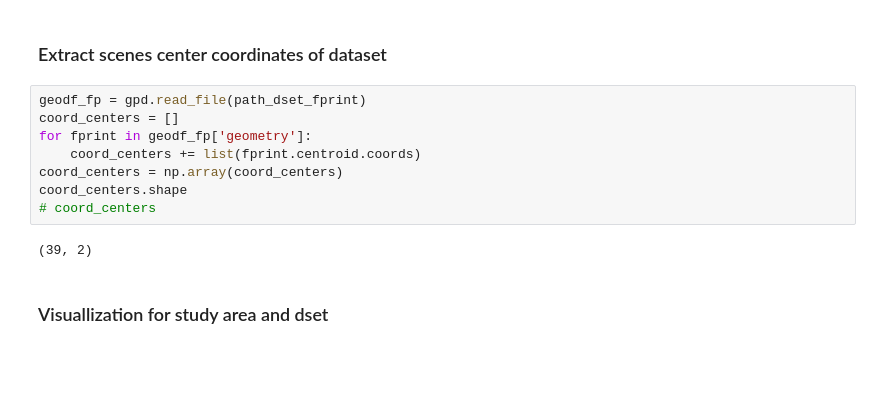
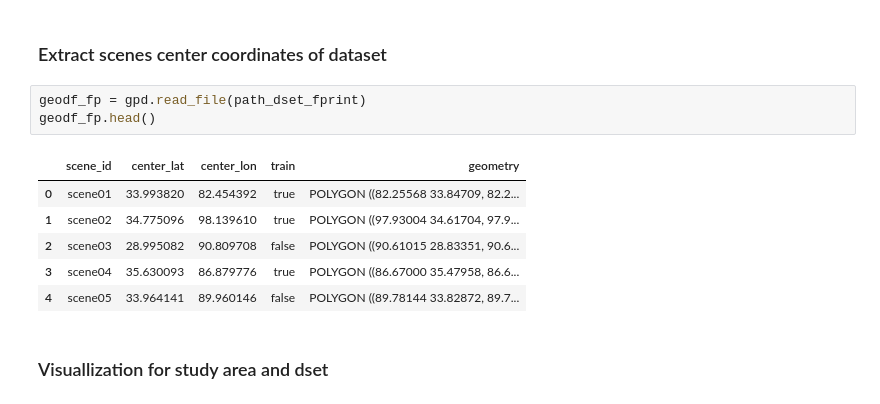
Before and after one commit to xinluo2018/Tibet-Water-2020, a Jupyter notebook: visual/study_area_visual.ipynb, the cells around one changed output. Cells and saved outputs as stored; diff of their text form; blank space fills up the shorter version.

```diff
--- a/visual/study_area_visual.ipynb
+++ b/visual/study_area_visual.ipynb
@@ -93,16 +113,16 @@ dem shape:  (2280, 4560)
 water map shape:  (3117, 6886)
 # %% [markdown]
 ### Extract scenes center coordinates of dataset
-# %%
-geodf_fp = gpd.read_file(path_dset_fprint)
-coord_centers = []
-for fprint in geodf_fp['geometry']:
-    coord_centers += list(fprint.centroid.coords)
-coord_centers = np.array(coord_centers)
-coord_centers.shape
-# coord_centers
-# %% [output]
-(39, 2)
+# %%
+geodf_fp = gpd.read_file(path_dset_fprint)
+geodf_fp.head()
+# %% [output]
+|  | scene_id | center_lat | center_lon | train | geometry |
+| 0 | scene01 | 33.993820 | 82.454392 | true | POLYGON ((82.25568 33.84709, 82.2... |
+| 1 | scene02 | 34.775096 | 98.139610 | true | POLYGON ((97.93004 34.61704, 97.9... |
+| 2 | scene03 | 28.995082 | 90.809708 | false | POLYGON ((90.61015 28.83351, 90.6... |
+| 3 | scene04 | 35.630093 | 86.879776 | true | POLYGON ((86.67000 35.47958, 86.6... |
+| 4 | scene05 | 33.964141 | 89.960146 | false | POLYGON ((89.78144 33.82872, 89.7... |
 # %% [markdown]
 ### Visuallization for study area and dset
 # %%
```
Also changed, not shown: parts of 7 cells of this notebook, 7 other files.
